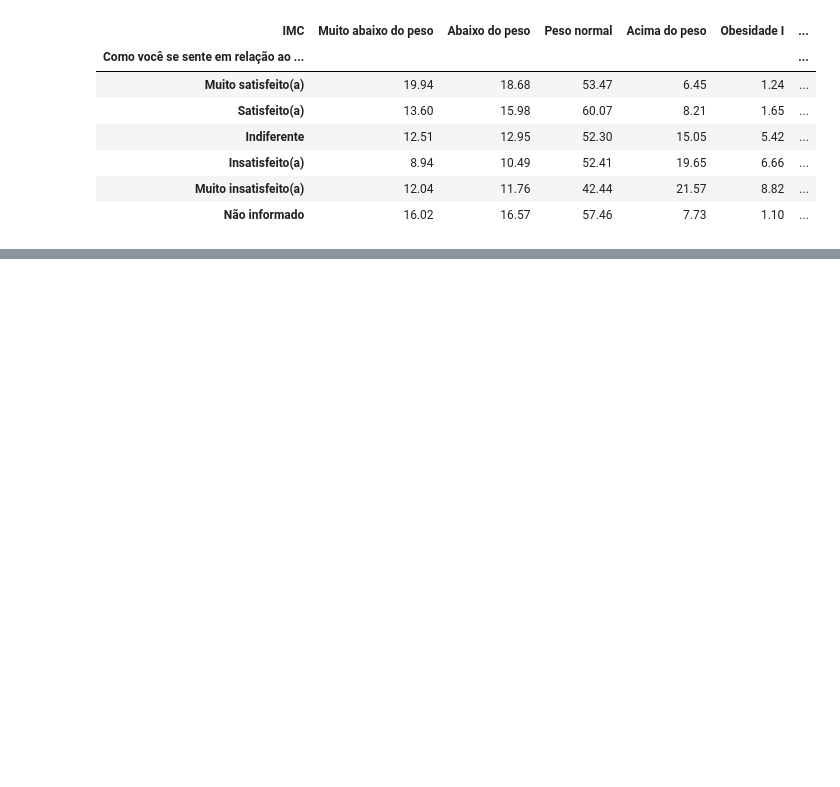
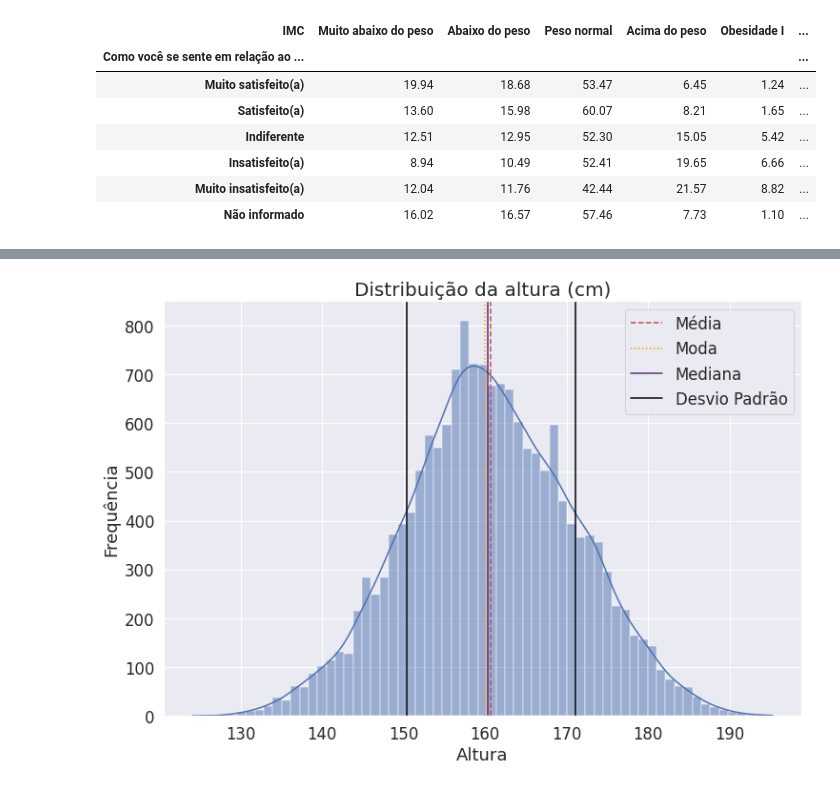
Before and after one commit to MarcosRMG/Bootcamp-Alura-Data-Science, a Jupyter notebook: Analise_descritiva_e_testes_estatisticos.ipynb, the cells around one changed output, grey strips where cells are left out. Cells and saved outputs as stored; diff of their text form; code cells hidden in the pictures; blank space fills up the shorter version.

```diff
--- a/Analise_descritiva_e_testes_estatisticos.ipynb
+++ b/Analise_descritiva_e_testes_estatisticos.ipynb
@@ -664,0 +690,18 @@ auto_imagem
+# %%
+sns.set(font_scale=1.5)
+ax = sns.histplot(data=dados, x='VB17004', kde=True)
+ax.figure.set_size_inches(12, 8)
+ax.set_title('Distribuição da altura (cm)', fontsize=20)
+ax.set_xlabel('Altura')
+ax.set_ylabel('Frequência')
+plt.axvline(x=dados['VB17004'].mean(), color='r', label='Média', linestyle='--')
+plt.axvline(x=dados['VB17004'].mode().values, color='#ff9400', label='Moda',
+            linestyle=':')
+plt.axvline(x=dados['VB17004'].median(), color='#552b70', label='Mediana')
+plt.axvline(x=dados['VB17004'].std() + dados['VB17004'].mean(), color='#000000',
+            label='Desvio Padrão')
+plt.axvline(x=dados['VB17004'].mean() - dados['VB17004'].std(), color='#000000')
+plt.legend()
+ax;
+# %% [output]
+[figure, added]
```
Also changed, not shown: parts of 16 cells of this notebook.
